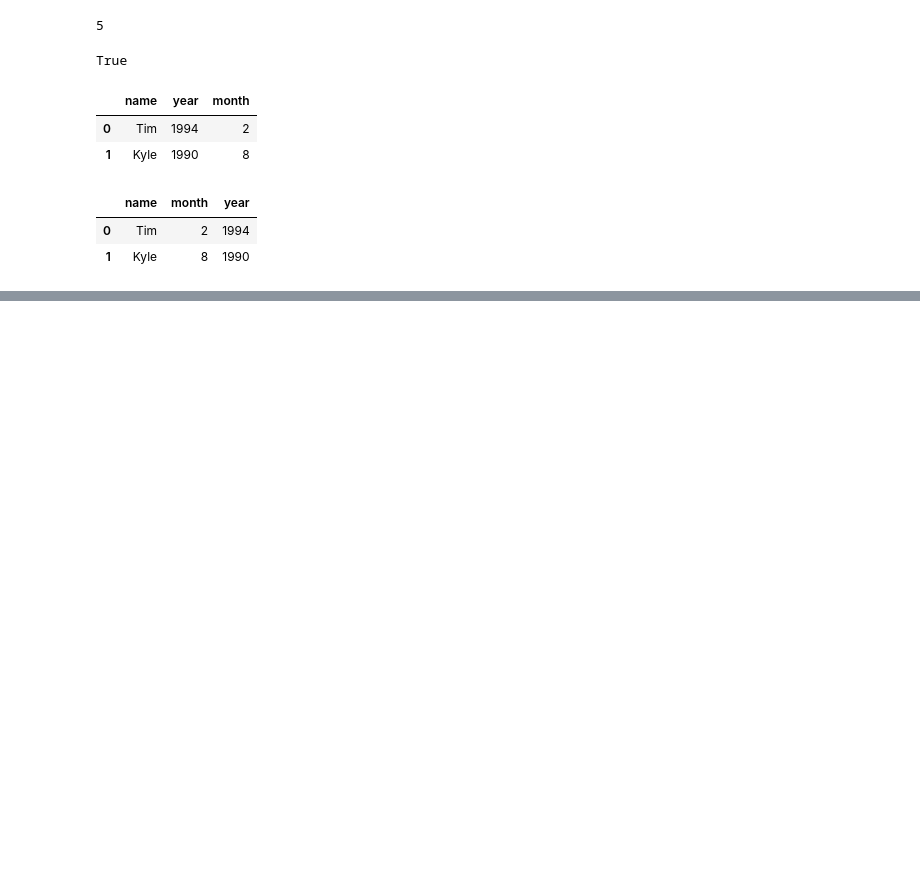
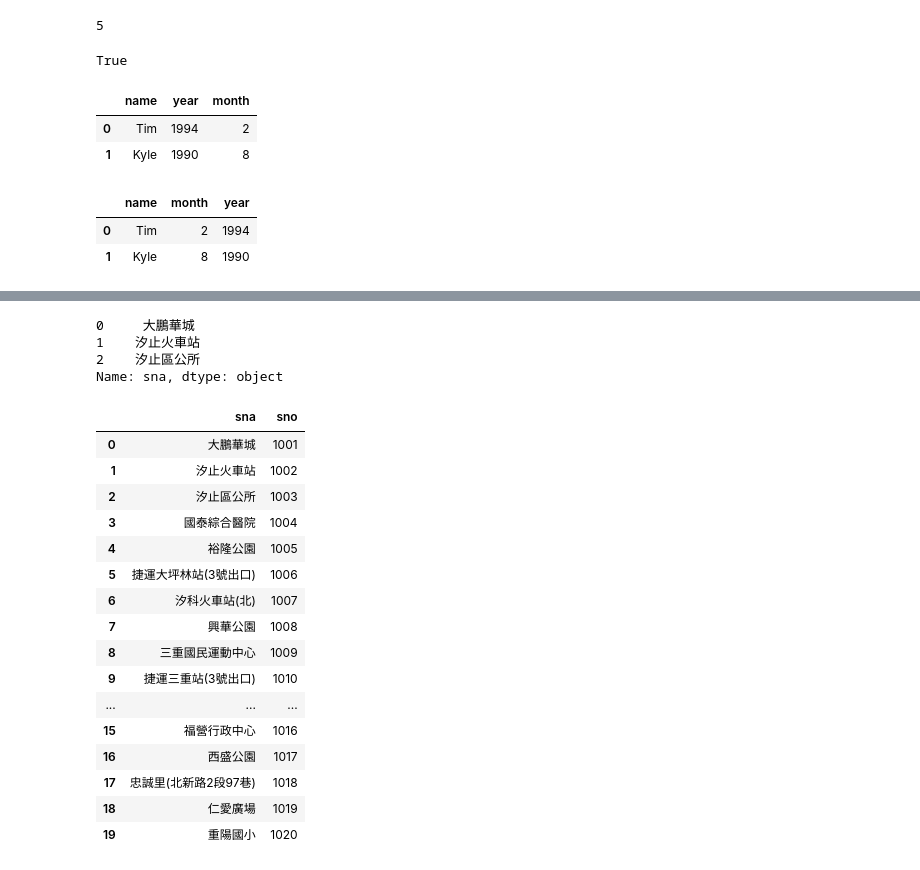
Before and after one commit to tim530712345/20210612_pandas, a Jupyter notebook: pandas.ipynb, the cells around one changed output, grey strips where cells are left out. Saved outputs shown, nothing was run; the diff lists cells and outputs as text; code cells hidden in the pictures; blank space fills up the shorter version.

```diff
--- a/pandas.ipynb
+++ b/pandas.ipynb
@@ -55,0 +78,29 @@ df.tail(5) # 後五筆資料
+# %%
+df['sna'] # 查詢欄位sna的資料(一維)
+df['sna'][0:3] # 查詢sna前三筆資料
+# %% [output]
+0     大鵬華城
+1    汐止火車站
+2    汐止區公所
+Name: sna, dtype: object
+# %%
+df[['sna','sno','tot','ar']] # 顯示兩個欄位以上的資料(二維) 多加[]
+df[['sna','sno']][:20] # 前20筆資料
+# %% [output]
+|  | sna | sno |
+| 0 | 大鵬華城 | 1001 |
+| 1 | 汐止火車站 | 1002 |
+| 2 | 汐止區公所 | 1003 |
+| 3 | 國泰綜合醫院 | 1004 |
+| 4 | 裕隆公園 | 1005 |
+| 5 | 捷運大坪林站(3號出口) | 1006 |
+| 6 | 汐科火車站(北) | 1007 |
+| 7 | 興華公園 | 1008 |
+| 8 | 三重國民運動中心 | 1009 |
+| 9 | 捷運三重站(3號出口) | 1010 |
+| ... | ... | ... |
+| 15 | 福營行政中心 | 1016 |
+| 16 | 西盛公園 | 1017 |
+| 17 | 忠誠里(北新路2段97巷) | 1018 |
+| 18 | 仁愛廣場 | 1019 |
+| 19 | 重陽國小 | 1020 |
```
Also changed, not shown: parts of 9 cells of this notebook.
